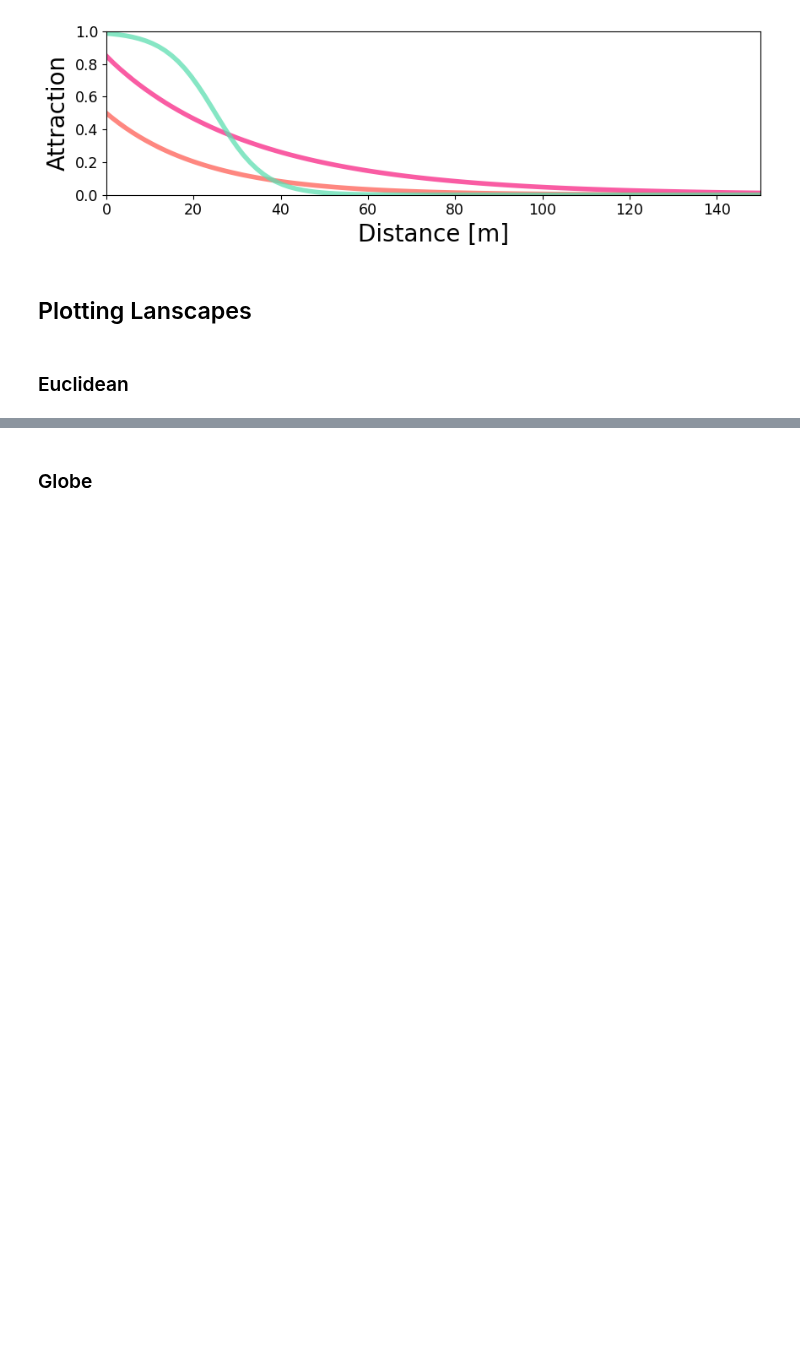
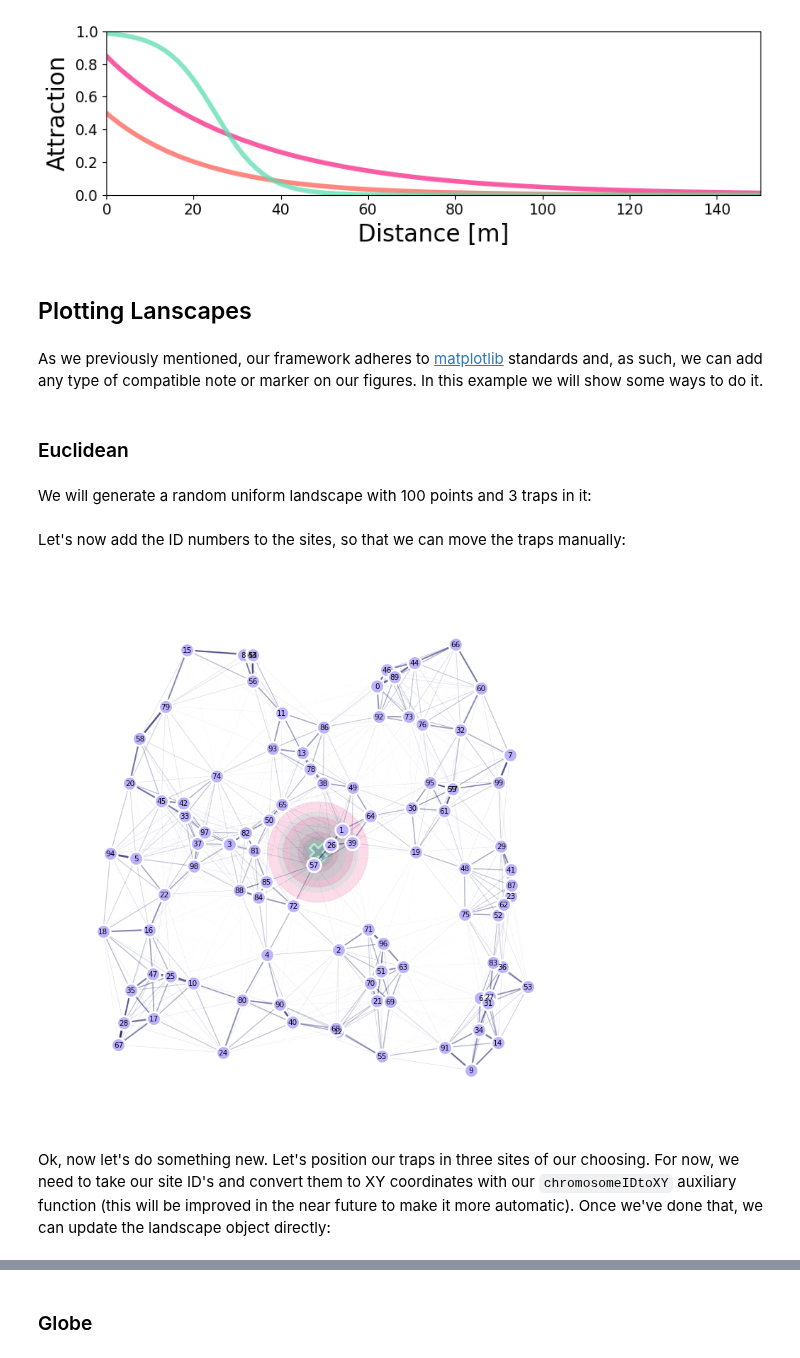
Before and after one commit to Chipdelmal/MGSurvE_Webinar2023, a Jupyter notebook: demos/analysis/visualization.ipynb, the cells around one changed output, grey strips where cells are left out. Cells and saved outputs as stored; diff of their text form; code cells hidden in the pictures; blank space fills up the shorter version.

Commit message:
Visualization demos updated!

```diff
--- a/demos/analysis/visualization.ipynb
+++ b/demos/analysis/visualization.ipynb
@@ -65,5 +65,53 @@ fig.savefig(
 [figure]
 # %% [markdown]
 ## Plotting Lanscapes
+# %% [markdown]
+As we previously mentioned, our framework adheres to [matplotlib](https://matplotlib.org/) standards and, as such, we can add any type of compatible note or marker on our figures. In this example we will show some ways to do it.
 # %% [markdown]
 ### Euclidean
+# %% [markdown]
+We will generate a random uniform landscape with 100 points and 3 traps in it:
+# %%
+PTS_NUM = 100
+RADII = (-100, 100)
+# Generate pointset -----------------------------------------------------------
+xy = srv.ptsRandUniform(PTS_NUM, (RADII, RADII)).T
+# Re-shape pointset into dataframe --------------------------------------------
+points = pd.DataFrame({
+    'x': xy[0], 'y': xy[1],
+    't': [0]*len(xy[0])
+})
+# Setup traps -----------------------------------------------------------------
+nullTraps = [0, 0, 0]
+traps = pd.DataFrame({
+    'sid': nullTraps,
+    'x': nullTraps, 'y': nullTraps,
+    't': [0, 0, 1], 'f': nullTraps
+})
+tKer = {
+    0: {'kernel': srv.exponentialDecay, 'params': {'A': .5, 'b': .1}},
+    1: {'kernel': srv.exponentialDecay, 'params': {'A': .5, 'b': .125}}
+}
+# Instantiate Landscape -------------------------------------------------------
+lnd = srv.Landscape(
+    points,
+    kernelParams={'params': srv.MEDIUM_MOV_EXP_PARAMS, 'zeroInflation': .25},
+    traps=traps, trapsKernels=tKer
+)
+# %% [markdown]
+Let's now add the ID numbers to the sites, so that we can move the traps manually:
+# %%
+(fig, ax) = plt.subplots(1, 1, figsize=(10, 10), sharey=False)
+lnd.plotSites(fig, ax, size=200)
+lnd.plotMaskedMigrationNetwork(fig, ax, alphaMin=.6, lineWidth=25)
+lnd.plotTraps(fig, ax, transparencyHex='55', size=300, zorders=(-30,-30))
+srv.plotClean(fig, ax, bbox=((-125, 125), (-125, 125)))
+for (ix, xy) in enumerate(lnd.pointCoords):
+    ax.text(
+        xy[0], xy[1], int(ix),
+        fontsize=7.5, zorder=10, ha='center', va='center_baseline'
+    )
+# %% [output]
+[figure, added]
+# %% [markdown]
+Ok, now let's do something new. Let's position our traps in three sites of our choosing. For now, we need to take our site ID's and convert them to XY coordinates with our `chromosomeIDtoXY` auxiliary function (this will be improved in the near future to make it more automatic). Once we've done that, we can update the landscape object directly:
```
Also changed, not shown: parts of 3 cells of this notebook, 1 other file.
